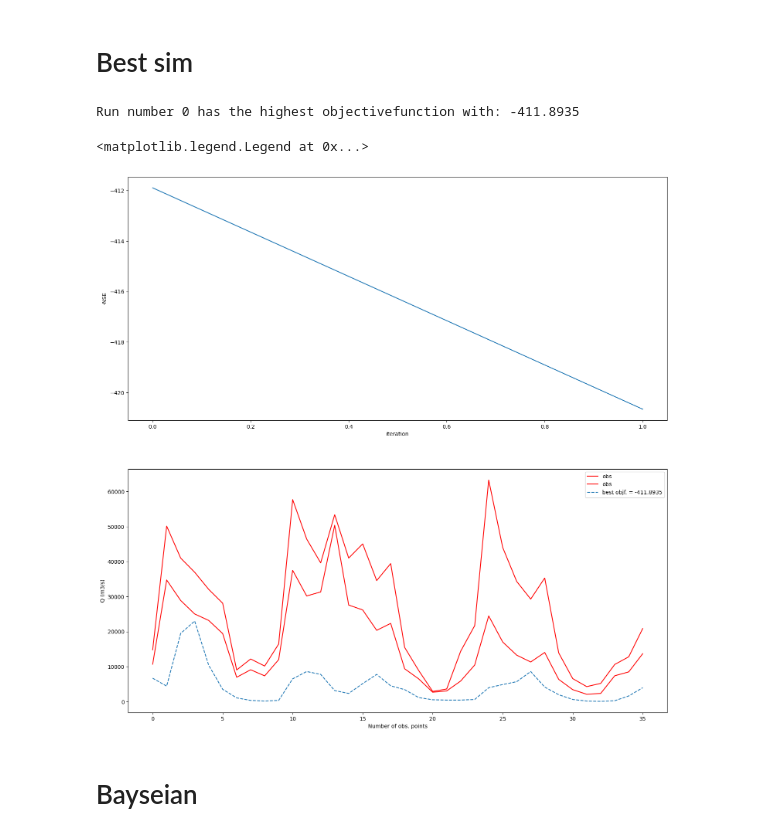
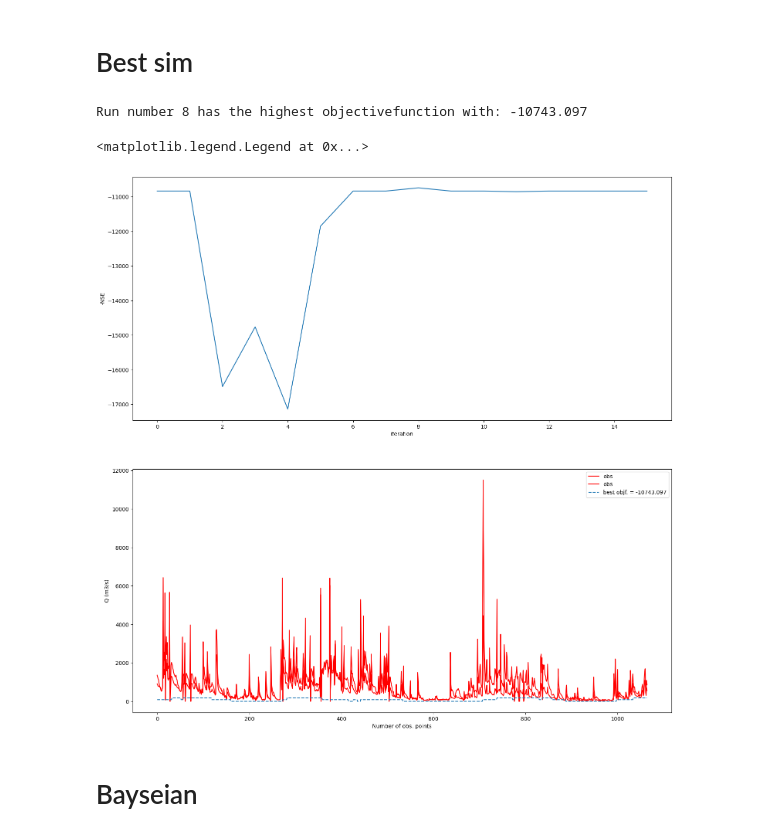
Before and after one commit to ShuaiGe57/SPOTPY-and-pySWATPlus, a Jupyter notebook: Cal.ipynb, the cells around one changed output. Cells and saved outputs as stored; diff of their text form; code cells hidden in the pictures.

```diff
--- a/Cal.ipynb
+++ b/Cal.ipynb
@@ -70,12 +80,13 @@ def huron_swat(reader, params, tpl_params, copy_path, show_output=False, delete_
 # %%
 class spot_swat():
     def __init__(self, TxtInOut_abspath, copy_path, start_print, end_print,
-                 prior=sp.parameter.Uniform, obj_func=None,
+                 output_scale="day", prior=sp.parameter.Uniform, obj_func=None,
                  show_output=False, delete_copy=True):
         self.reader = TxtinoutReader(TxtInOut_abspath)
         self.copy_path = copy_path
         self.start = start_print
         self.end = end_print
+        self.output_scale = output_scale
         self.obj_func = obj_func
         self.show_output = show_output
         self.delete_copy = delete_copy
@@ -268,13 +279,18 @@ class spot_swat():
                                         "soil_k": par[78]},
                       }
         sim = huron_swat(self.reader, params, tpl_params, self.copy_path,
-                         show_output=self.show_output, delete_copy=self.delete_copy)
+                         output_scale=self.output_scale,
+                         show_output=self.show_output,
+                         delete_copy=self.delete_copy)
         return sim["no3_lat"]*90643.0
 
     def evaluation(self):
-        obs = pd.read_csv(os.path.join(cwd,'TimeSeries\\monthly_load.csv'))
+        if self.output_scale == "day":
+            obs = pd.read_csv(os.path.join(cwd,'TimeSeries\\daily_load.csv'))
+        elif self.output_scale == "mon":
+            obs = pd.read_csv(os.path.join(cwd,'TimeSeries\\monthly_load.csv'))
         obs["Date"] = pd.to_datetime(obs["Date"])
-        obs = obs.loc[((obs["Date"] >= self.start) & (obs["Date"] <= self.end)),("Load_COND_min", "Load_COND_max")]
+        obs = obs.loc[((obs["Date"] >= datetime.strptime(self.start, "%Y-%m-%d")) & (obs["Date"] <= datetime.strptime(self.end, "%Y-%m-%d"))),("Load_COND_min", "Load_COND_max")]
         return obs
     def objectivefunction(self, simulation, evaluation):
         if not self.obj_func:
@@ -294,9 +310,12 @@ start_sim = "2017-01-01"
 end_sim = "2020-12-31"
 
 # 设置SWAT输出时间范围
-start_print = "2018-01-01"
+start_print = "2018-02-01"
 end_print = "2020-12-31"
 warmup = 1
+
+# 设置输出时间尺度
+output_scale = "day"
 
 # 输出选项
 show_output = True
@@ -304,22 +323,25 @@ delete_copy = False
 
 # 目标函数
 def obj_func(evaluation, simulation):
-    e = np.where(simulation < evaluation.iloc[:, 0],
-                 evaluation.iloc[:, 0] - simulation,
-                 np.where(simulation > evaluation.iloc[:, 1],
-                          evaluation.iloc[:, 1] - simulation,
+    evaluation = np.array(evaluation)
+    simulation = np.array(simulation)
+    e = np.where(simulation < evaluation[:, 0],
+                 evaluation[:, 0] - simulation,
+                 np.where(simulation > evaluation[:, 1],
+                          evaluation[:, 1] - simulation,
                           0)
                  )
     o = np.zeros_like(e)
     return gauss(o, e)
 
 # 实例化及采样
-spot_setup = spot_swat(proj_path, copy_path, start_print, end_print, obj_func=obj_func,
+spot_setup = spot_swat(proj_path, copy_path, start_print, end_print,
+                       obj_func=obj_func, output_scale=output_scale,
                        show_output=show_output, delete_copy=delete_copy)
 
 spot_setup.reader.set_simulation_time(start_sim, end_sim)
 spot_setup.reader.set_print_time(start_print, end_print, warmup)
-spot_setup.reader.enable_object_in_print_prt("basin_aqu", False, True, False, False)
+spot_setup.reader.enable_object_in_print_prt("basin_aqu", True, False, False, False)
 sampler = sp.algorithms.mc(spot_setup,
                            dbname="Cal",
                            dbformat="csv",
@@ -353,26 +375,26 @@ soil_k: 352.781
 # %%
 Cal_results = sp.analyser.load_csv_results("Cal")
 bestindex, bestobjf = sp.analyser.get_maxlikeindex(Cal_results)
-bestindex = 0
+bestindex = 8
 best_model_run = Cal_results[bestindex]
 fields = [word for word in best_model_run.dtype.names if word.startswith("sim")]
 best_simulation = np.array(list(best_model_run[fields]))
 obs = np.array(spot_setup.evaluation())
 
 fig, (ax1, ax2) = plt.subplots(2, 1, figsize=(18,18))
 ax1.plot(Cal_results['like1'])
 ax1.set_xlabel("iteration")
 ax1.set_ylabel("-NSE")
 
 ax2.plot(obs, "r-", label="obs")
 ax2.plot(best_simulation, "--", markersize = 2 ,label="best objf. = " + str(bestobjf))
 ax2.set_xlabel("Number of obs. points")
 ax2.set_ylabel("Q (m3/s)")
 ax2.legend()
 # %% [output]
-Run number 0 has the highest objectivefunction with: -411.8935
+Run number 8 has the highest objectivefunction with: -10743.097
 <matplotlib.legend.Legend at 0x...>
-[figure, old version]
+[figure, new version]
 # %% [markdown]
 # Bayseian
 # %%
```
Also changed, not shown: parts of 5 cells of this notebook, 5 other files.
